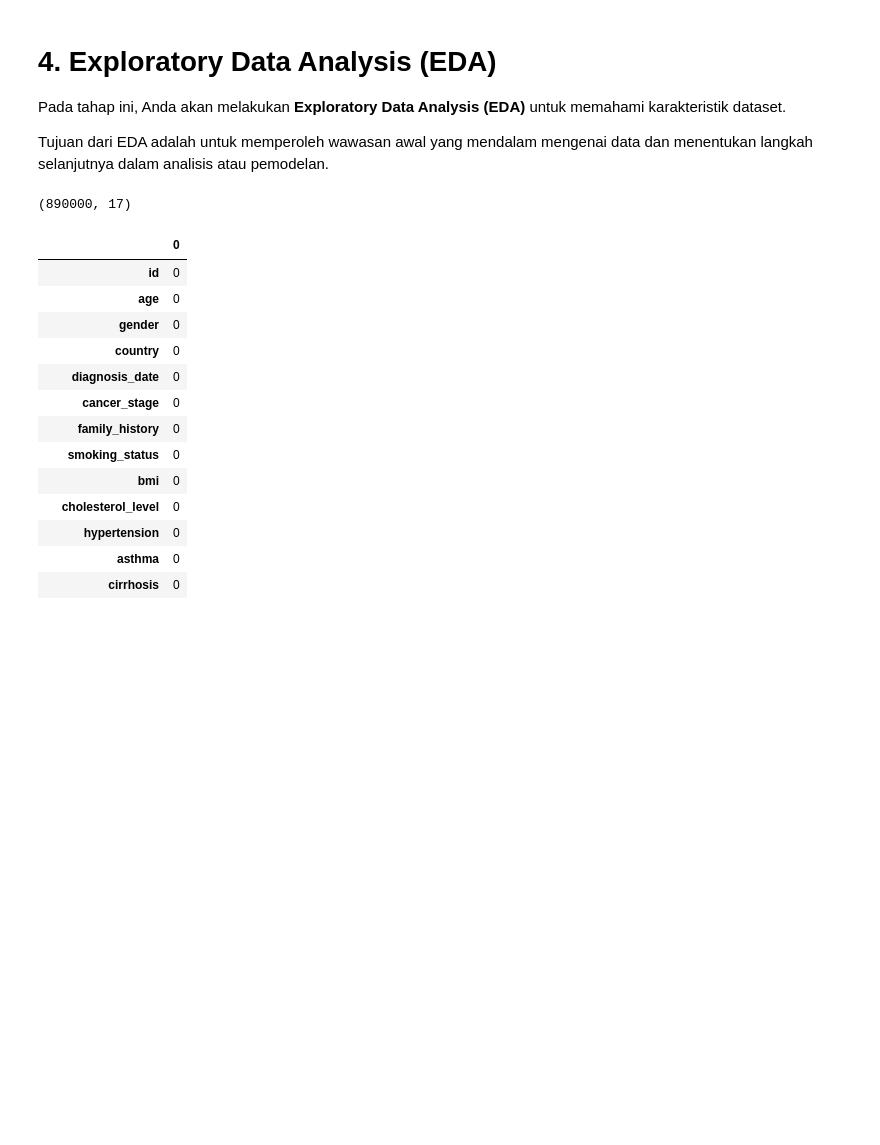
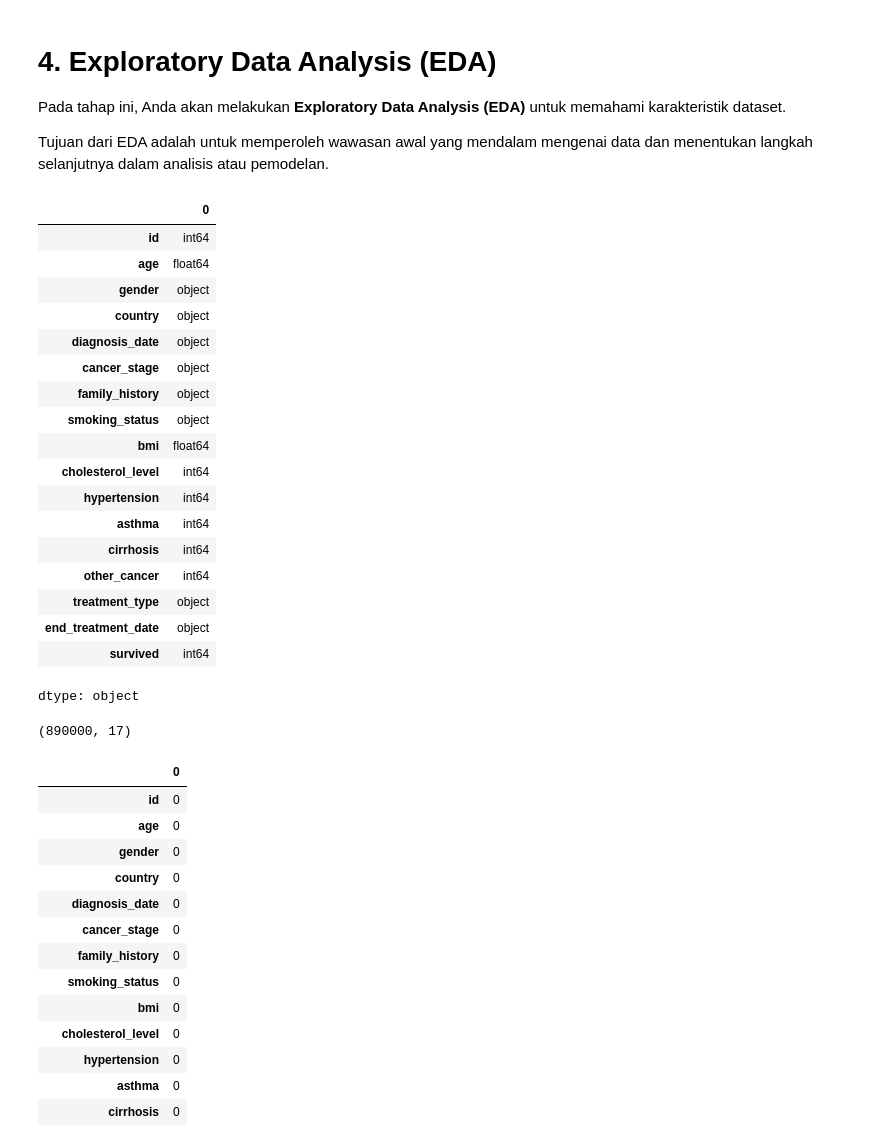
Before and after one commit to XnomaX/Eksperimen_SML_NurArief, a Jupyter notebook: preprocessing/Eksperimen_Nur_Arief_Fauzian_R.ipynb, the cells around one changed output. Drawn from its saved outputs; the diff is of its cells as text; code cells hidden in the pictures; blank space fills up the shorter version.

```diff
--- a/preprocessing/Eksperimen_Nur_Arief_Fauzian_R.ipynb
+++ b/preprocessing/Eksperimen_Nur_Arief_Fauzian_R.ipynb
@@ -67,6 +67,28 @@ df = pd.read_csv('dataset_med.csv')
 Pada tahap ini, Anda akan melakukan **Exploratory Data Analysis (EDA)** untuk memahami karakteristik dataset.
 
 Tujuan dari EDA adalah untuk memperoleh wawasan awal yang mendalam mengenai data dan menentukan langkah selanjutnya dalam analisis atau pemodelan.
+# %%
+df.dtypes
+# %% [output]
+|  | 0 |
+| id | int64 |
+| age | float64 |
+| gender | object |
+| country | object |
+| diagnosis_date | object |
+| cancer_stage | object |
+| family_history | object |
+| smoking_status | object |
+| bmi | float64 |
+| cholesterol_level | int64 |
+| hypertension | int64 |
+| asthma | int64 |
+| cirrhosis | int64 |
+| other_cancer | int64 |
+| treatment_type | object |
+| end_treatment_date | object |
+| survived | int64 |
+dtype: object
 # %%
 df.shape
 # %% [output]
```
Also changed, not shown: parts of 6 cells of this notebook, 4 other files.
